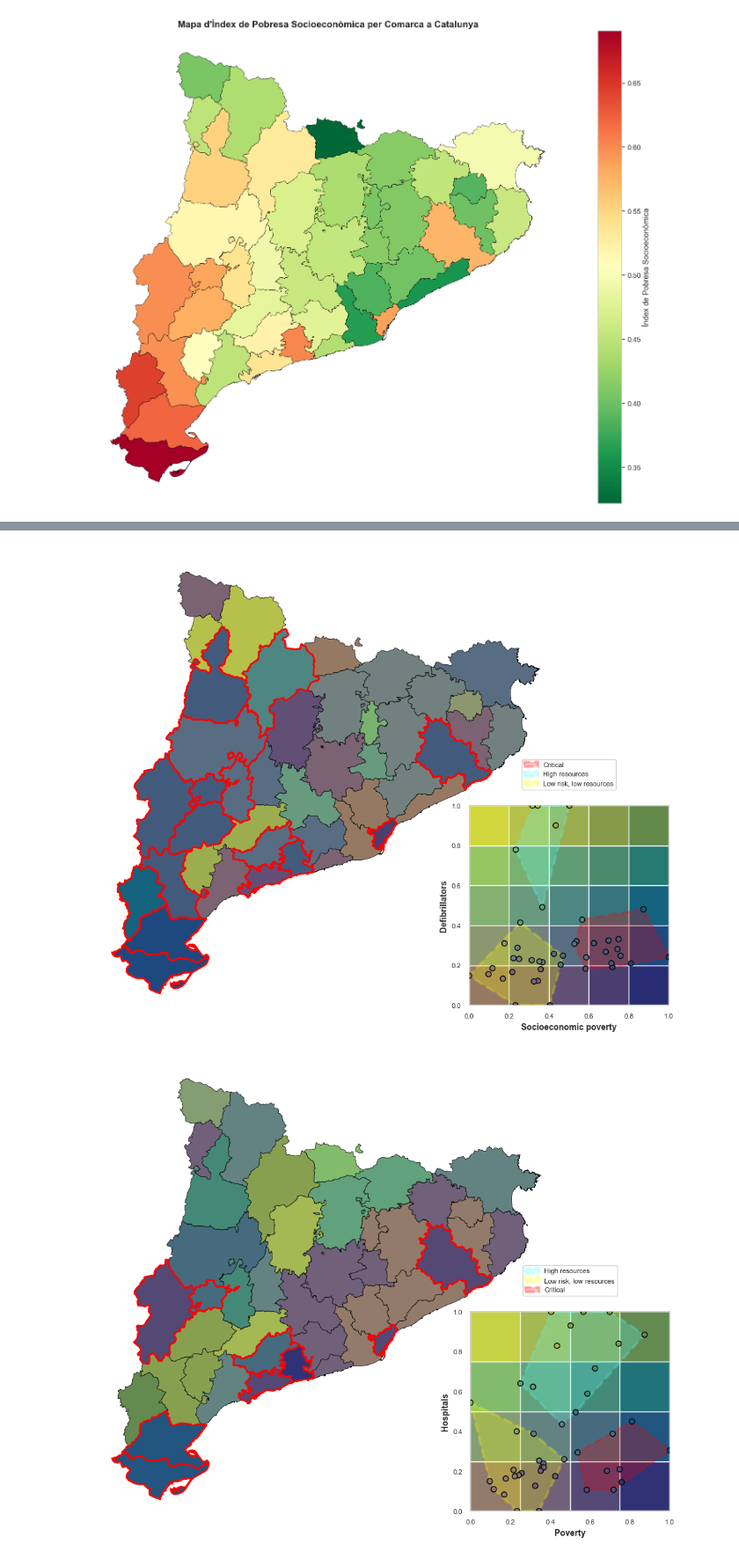
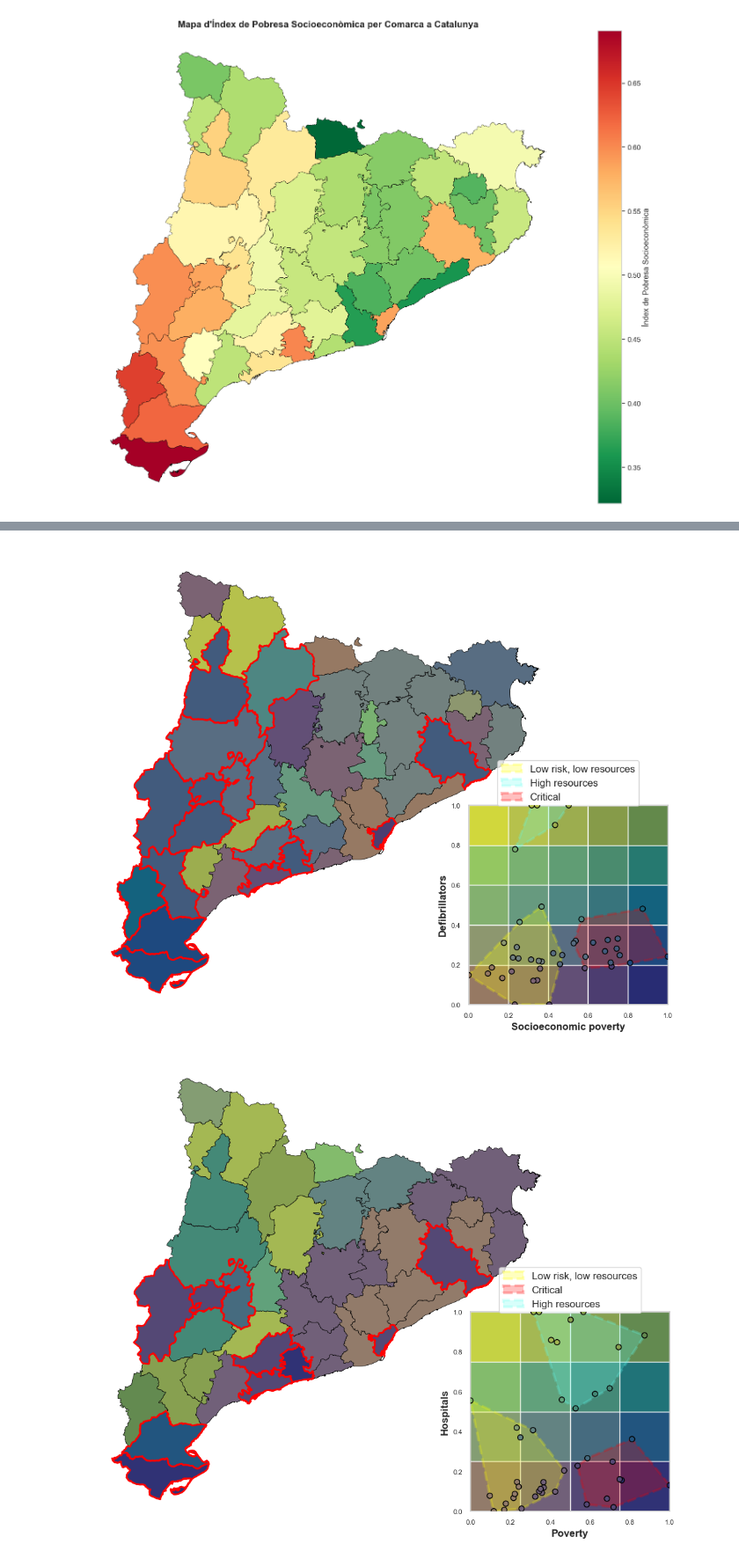
Before and after one commit to alexdeharo269/CatDef, a Jupyter notebook: german_notebook.ipynb, the cells around one changed output, grey strips where cells are left out. Shown at 88% size. Drawn from its saved outputs; the diff is of its cells as text; code cells hidden in the pictures.

```diff
--- a/german_notebook.ipynb
+++ b/german_notebook.ipynb
@@ -520,10 +540,8 @@ desfib_per_comarca['desfib_per_1000_hab'] = (desfib_per_comarca['count_desfibril
 
 datos_desfib = desfib_per_comarca.merge(pobreza_per_comarca, on='comarca', how='inner')
 
-# CLIP AL 95% (Identificar outliers antes de clipear)
+# CLIP AL 95%
 percentil_95_d = datos_desfib['desfib_per_1000_hab'].quantile(0.95)
-mask_no_outliers_d = datos_desfib['desfib_per_1000_hab'] <= percentil_95_d
-
 datos_desfib['desfib_per_1000_hab'] = datos_desfib['desfib_per_1000_hab'].clip(upper=percentil_95_d)
 
 # Normalización
@@ -535,12 +553,11 @@ min_pobreza_d = datos_desfib['puntuacio_pobreza'].min()
 max_pobreza_d = datos_desfib['puntuacio_pobreza'].max()
 datos_desfib['pobreza_norm'] = (datos_desfib['puntuacio_pobreza'] - min_pobreza_d) / (max_pobreza_d - min_pobreza_d)
 
-# 2. CLUSTERING (3 GRUPOS) - Calculado SIN outliers
+# 2. CLUSTERING (3 GRUPOS)
 X_d = datos_desfib[['pobreza_norm', 'recursos_norm']].values
-X_fit_d = X_d[mask_no_outliers_d]
 
 kmeans_d = KMeans(n_clusters=3, random_state=42, n_init=10)
-kmeans_d.fit(X_fit_d)
+kmeans_d.fit(X_d)
 datos_desfib['Cluster'] = kmeans_d.predict(X_d)
 
 # Asignación de Etiquetas
@@ -633,14 +650,14 @@ ax_scatter_d.scatter(
 ax_scatter_d.set_xlim(0, 1)
 ax_scatter_d.set_ylim(0, 1)
 ax_scatter_d.set_aspect('equal')
-ax_scatter_d.set_xlabel('Socioeconomic poverty', fontsize=10, fontweight='bold')
-ax_scatter_d.set_ylabel('Defibrillators', fontsize=10, fontweight='bold')
+ax_scatter_d.set_xlabel('Socioeconomic poverty', fontsize=12, fontweight='bold')
+ax_scatter_d.set_ylabel('Defibrillators', fontsize=12, fontweight='bold')
 ax_scatter_d.tick_params(labelsize=8)
-ax_scatter_d.legend(loc='upper center', bbox_to_anchor=(0.5, 1.25), fontsize=8, ncol=1)
+ax_scatter_d.legend(loc='upper center', bbox_to_anchor=(0.5, 1.25), fontsize=12, ncol=1)
 
 plt.show()
 # %% [output]
-[figure, old version]
+[figure, new version]
 # %%
 # ===========================================================================================================================
 # MAPA 3: HOSPITALS VS POBRESA (3 Grupos, Cuadrado, Inset Scatter)
@@ -653,10 +670,8 @@ hospi_per_comarca['hospi_per_1000_hab'] = (hospi_per_comarca['count_hospitals']
 
 datos_hospi = hospi_per_comarca.merge(pobreza_per_comarca, on='comarca', how='inner')
 
-# CLIP AL 95% (Identificar outliers antes de clipear)
+# CLIP AL 95%
 percentil_95_h = datos_hospi['hospi_per_1000_hab'].quantile(0.95)
-mask_no_outliers_h = datos_hospi['hospi_per_1000_hab'] <= percentil_95_h
-
 datos_hospi['hospi_per_1000_hab'] = datos_hospi['hospi_per_1000_hab'].clip(upper=percentil_95_h)
 
 # Normalización
@@ -668,12 +683,11 @@ min_pobreza_h = datos_hospi['puntuacio_pobreza'].min()
 max_pobreza_h = datos_hospi['puntuacio_pobreza'].max()
 datos_hospi['pobreza_norm'] = (datos_hospi['puntuacio_pobreza'] - min_pobreza_h) / (max_pobreza_h - min_pobreza_h)
 
-# 2. CLUSTERING (3 GRUPOS) - Calculado SIN outliers
+# 2. CLUSTERING (3 GRUPOS)
 X_h = datos_hospi[['pobreza_norm', 'recursos_norm']].values
-X_fit_h = X_h[mask_no_outliers_h]
 
 kmeans_h = KMeans(n_clusters=3, random_state=42, n_init=10)
-kmeans_h.fit(X_fit_h)
+kmeans_h.fit(X_h)
 datos_hospi['Cluster'] = kmeans_h.predict(X_h)
 
 # Asignación de Etiquetas
@@ -743,37 +757,37 @@ for cluster in unique_clusters_h:
     cluster_data = datos_hospi[datos_hospi['Cluster'] == cluster]
     points = cluster_data[['pobreza_norm', 'recursos_norm']].values
     label_name = cluster_labels_h[cluster]
     color_hull = cluster_colors.get(label_name, 'gray')
 
     if len(points) >= 3:
         hull = ConvexHull(points)
         pts = points[hull.vertices]
         poly = Polygon(pts, facecolor=color_hull, edgecolor=color_hull,
                        alpha=0.25, linewidth=3, linestyle='--', zorder=5, label=label_name)
         ax_scatter_h.add_patch(poly)
 
 ax_scatter_h.scatter(
     datos_hospi['pobreza_norm'],
     datos_hospi['recursos_norm'],
     c=datos_hospi['color_rgb'],
     s=40,
     edgecolor='black',
     linewidth=1,
     zorder=10,
     alpha=1
 )
 
 ax_scatter_h.set_xlim(0, 1)
 ax_scatter_h.set_ylim(0, 1)
 ax_scatter_h.set_aspect('equal')
-ax_scatter_h.set_xlabel('Poverty', fontsize=10, fontweight='bold')
-ax_scatter_h.set_ylabel('Hospitals', fontsize=10, fontweight='bold')
+ax_scatter_h.set_xlabel('Poverty', fontsize=12, fontweight='bold')
+ax_scatter_h.set_ylabel('Hospitals', fontsize=12, fontweight='bold')
 ax_scatter_h.tick_params(labelsize=8)
-ax_scatter_h.legend(loc='upper center', bbox_to_anchor=(0.5, 1.25), fontsize=8, ncol=1)
+ax_scatter_h.legend(loc='upper center', bbox_to_anchor=(0.5, 1.25), fontsize=12, ncol=1)
 
 plt.show()
 # %% [output]
-[figure, old version]
+[figure, new version]
 # %%
 import pandas as pd
 import numpy as np
```
Also changed, not shown: parts of 7 cells of this notebook, 2 other files.
